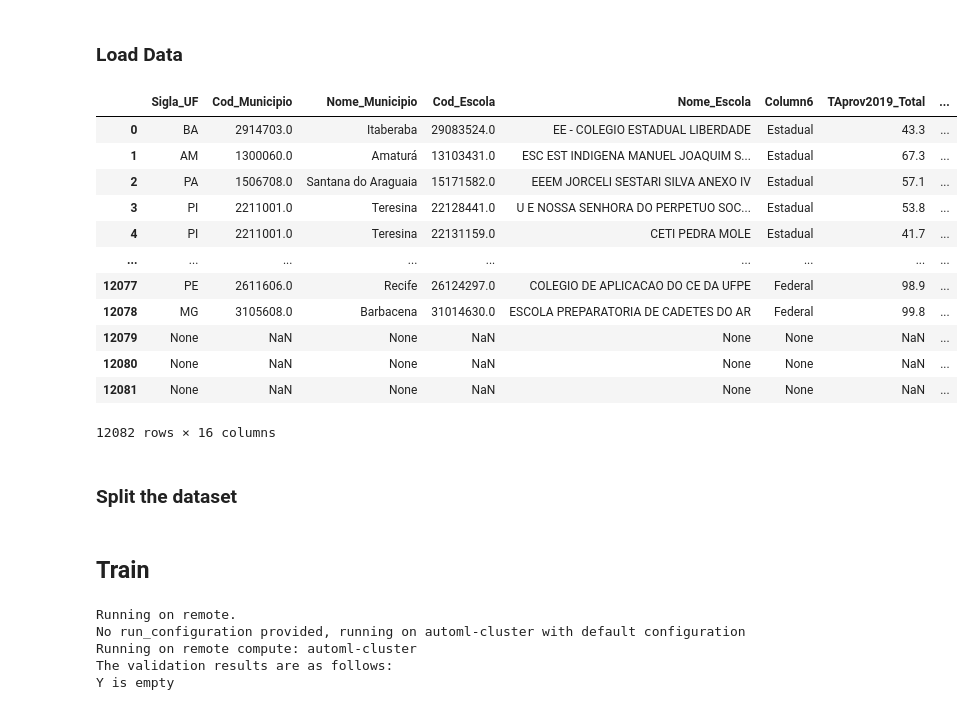
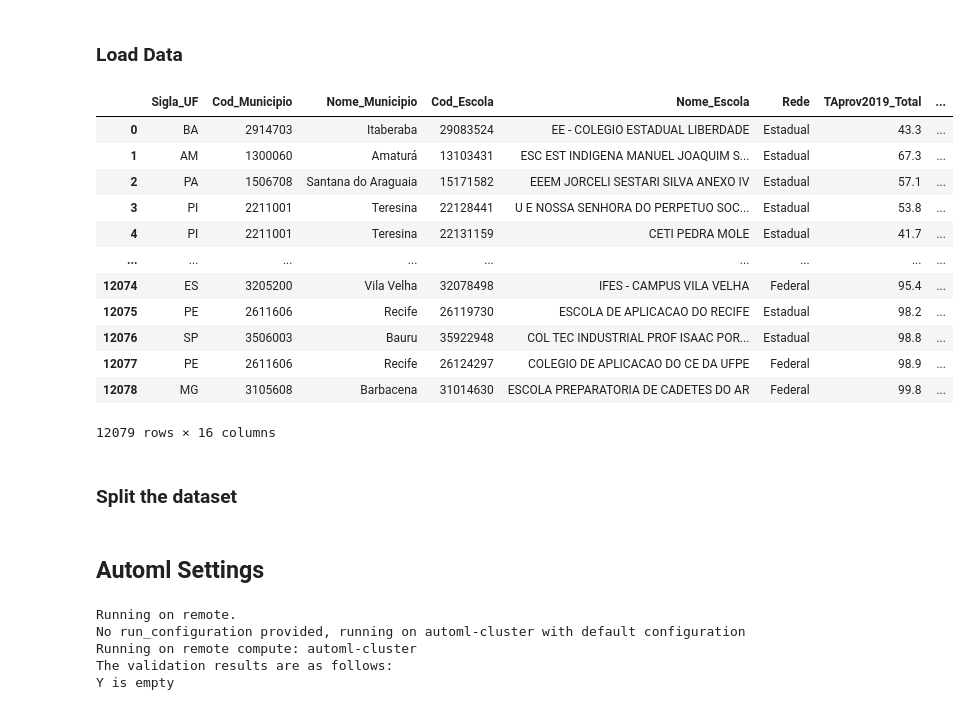
Before and after one commit to andersonfurtado/AzureML-Education-Development-Index-prediction, a Jupyter notebook: automl3.ipynb, the cells around one changed output. Cells and saved outputs as stored; diff of their text form; code cells hidden in the pictures.

```diff
--- a/automl3.ipynb
+++ b/automl3.ipynb
@@ -79,29 +79,29 @@ Minimum number of nodes requested have been provisioned
 # %%
 # azureml-core of version 1.0.72 or higher is required
 # azureml-dataprep[pandas] of version 1.1.34 or higher is required
 from azureml.core import Workspace, Dataset
 
 subscription_id = 'a748a023-896b-4719-8f8e-3d1ba62d6e35'
 resource_group = 'RG-AZML'
 workspace_name = 'AZML'
 
 workspace = Workspace(subscription_id, resource_group, workspace_name)
 
-dataset = Dataset.get_by_name(workspace, name='dataset_ideb')
+dataset = Dataset.get_by_name(workspace, name='dataset2019ideb')
 dataset.to_pandas_dataframe()
 # %% [output]
-|  | Sigla_UF | Cod_Municipio | Nome_Municipio | Cod_Escola | Nome_Escola | Column6 | TAprov2019_Total | ... |
-| 0 | BA | 2914703.0 | Itaberaba | 29083524.0 | EE - COLEGIO ESTADUAL LIBERDADE | Estadual | 43.3 | ... |
-| 1 | AM | 1300060.0 | Amaturá | 13103431.0 | ESC EST INDIGENA MANUEL JOAQUIM S... | Estadual | 67.3 | ... |
-| 2 | PA | 1506708.0 | Santana do Araguaia | 15171582.0 | EEEM JORCELI SESTARI SILVA ANEXO IV | Estadual | 57.1 | ... |
-| 3 | PI | 2211001.0 | Teresina | 22128441.0 | U E NOSSA SENHORA DO PERPETUO SOC... | Estadual | 53.8 | ... |
-| 4 | PI | 2211001.0 | Teresina | 22131159.0 | CETI PEDRA MOLE | Estadual | 41.7 | ... |
+|  | Sigla_UF | Cod_Municipio | Nome_Municipio | Cod_Escola | Nome_Escola | Rede | TAprov2019_Total | ... |
+| 0 | BA | 2914703 | Itaberaba | 29083524 | EE - COLEGIO ESTADUAL LIBERDADE | Estadual | 43.3 | ... |
+| 1 | AM | 1300060 | Amaturá | 13103431 | ESC EST INDIGENA MANUEL JOAQUIM S... | Estadual | 67.3 | ... |
+| 2 | PA | 1506708 | Santana do Araguaia | 15171582 | EEEM JORCELI SESTARI SILVA ANEXO IV | Estadual | 57.1 | ... |
+| 3 | PI | 2211001 | Teresina | 22128441 | U E NOSSA SENHORA DO PERPETUO SOC... | Estadual | 53.8 | ... |
+| 4 | PI | 2211001 | Teresina | 22131159 | CETI PEDRA MOLE | Estadual | 41.7 | ... |
 | ... | ... | ... | ... | ... | ... | ... | ... | ... |
-| 12077 | PE | 2611606.0 | Recife | 26124297.0 | COLEGIO DE APLICACAO DO CE DA UFPE | Federal | 98.9 | ... |
-| 12078 | MG | 3105608.0 | Barbacena | 31014630.0 | ESCOLA PREPARATORIA DE CADETES DO AR | Federal | 99.8 | ... |
-| 12079 | None | NaN | None | NaN | None | None | NaN | ... |
-| 12080 | None | NaN | None | NaN | None | None | NaN | ... |
-| 12081 | None | NaN | None | NaN | None | None | NaN | ... |
+| 12074 | ES | 3205200 | Vila Velha | 32078498 | IFES - CAMPUS VILA VELHA | Federal | 95.4 | ... |
+| 12075 | PE | 2611606 | Recife | 26119730 | ESCOLA DE APLICACAO DO RECIFE | Estadual | 98.2 | ... |
+| 12076 | SP | 3506003 | Bauru | 35922948 | COL TEC INDUSTRIAL PROF ISAAC POR... | Estadual | 98.8 | ... |
+| 12077 | PE | 2611606 | Recife | 26124297 | COLEGIO DE APLICACAO DO CE DA UFPE | Federal | 98.9 | ... |
+| 12078 | MG | 3105608 | Barbacena | 31014630 | ESCOLA PREPARATORIA DE CADETES DO AR | Federal | 99.8 | ... |
-12082 rows × 16 columns
+12079 rows × 16 columns
 # %% [markdown]
 ### Split the dataset
@@ -116,5 +108,5 @@ label = "IDEB_2019"
-# %% [markdown]
-## Train
+# %% [markdown]
+## Automl Settings
 # %%
 automl_settings = {
     "n_cross_validations": 3,
```
Also changed, not shown: parts of 4 cells of this notebook.
